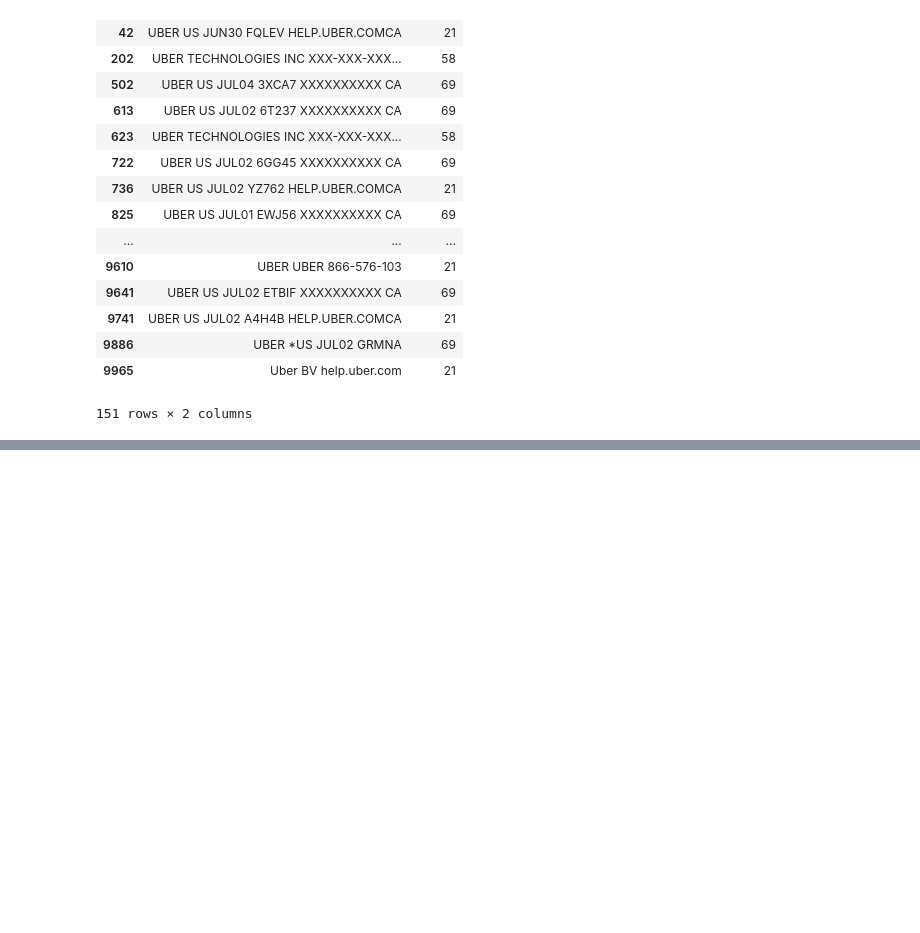
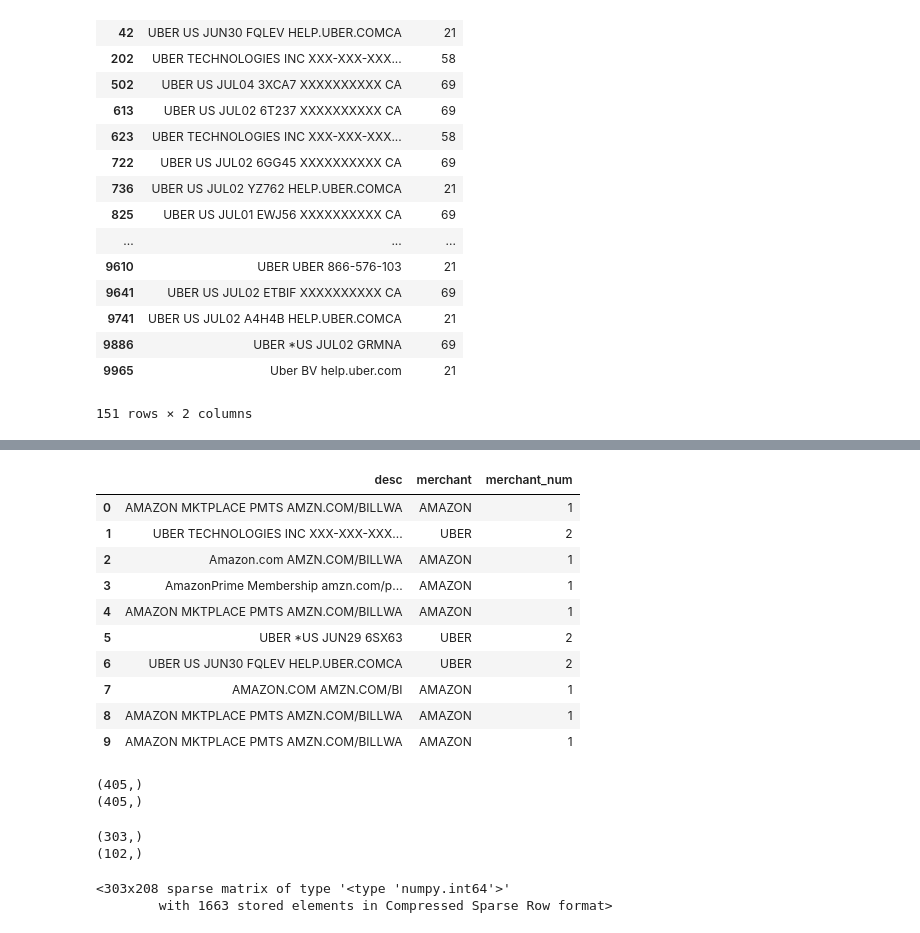
Before and after one commit to mgudipati-saven/ML, a Jupyter notebook: Merchant Classification.ipynb, the cells around one changed output, grey strips where cells are left out. Cells and saved outputs as stored; diff of their text form; code cells hidden in the pictures; blank space fills up the shorter version.

```diff
--- a/Merchant Classification.ipynb
+++ b/Merchant Classification.ipynb
@@ -124,0 +223,4 @@ card[card.desc.str.contains('[Uu][Bb][Ee][Rr]')]
+# %%
+import pandas as pd
+card = pd.read_table('data/card-class.tsv', encoding='ISO-8859-1', header=None, names=['desc', 'merchant'])
+card.head()
@@ -124,0 +234,48 @@ card[card.desc.str.contains('[Uu][Bb][Ee][Rr]')]
+# %%
+# convert label to a numerical variable
+card['merchant_num'] = card.merchant.map({'AMAZON':1, 'UBER':2, '7-ELEVEN':3})
+# %%
+# check that the conversion worked
+card.head(10)
+# %% [output]
+|  | desc | merchant | merchant_num |
+| 0 | AMAZON MKTPLACE PMTS AMZN.COM/BILLWA | AMAZON | 1 |
+| 1 | UBER TECHNOLOGIES INC XXX-XXX-XXX... | UBER | 2 |
+| 2 | Amazon.com AMZN.COM/BILLWA | AMAZON | 1 |
+| 3 | AmazonPrime Membership amzn.com/p... | AMAZON | 1 |
+| 4 | AMAZON MKTPLACE PMTS AMZN.COM/BILLWA | AMAZON | 1 |
+| 5 | UBER *US JUN29 6SX63 | UBER | 2 |
+| 6 | UBER US JUN30 FQLEV HELP.UBER.COMCA | UBER | 2 |
+| 7 | AMAZON.COM AMZN.COM/BI | AMAZON | 1 |
+| 8 | AMAZON MKTPLACE PMTS AMZN.COM/BILLWA | AMAZON | 1 |
+| 9 | AMAZON MKTPLACE PMTS AMZN.COM/BILLWA | AMAZON | 1 |
+# %%
+# required way to define X and y for use with COUNTVECTORIZER
+X = card.desc
+y = card.merchant_num
+print(X.shape)
+print(y.shape)
+# %% [output]
+(405,)
+(405,)
+# %%
+# split X and y into training and testing sets
+from sklearn.cross_validation import train_test_split
+X_train, X_test, y_train, y_test = train_test_split(X, y, random_state=1)
+print(X_train.shape)
+print(X_test.shape)
+# %% [output]
+(303,)
+(102,)
+# %%
+# instantiate the vectorizer
+vect = CountVectorizer()
+
+# learn training data vocabulary, then use it to create a document-term matrix
+X_train_dtm = vect.fit_transform(X_train)
+
+# examine the document-term matrix
+X_train_dtm
+# %% [output]
+<303x208 sparse matrix of type '<type 'numpy.int64'>'
+        with 1663 stored elements in Compressed Sparse Row format>
```
Also changed, not shown: parts of 22 cells of this notebook, 2 other files.
